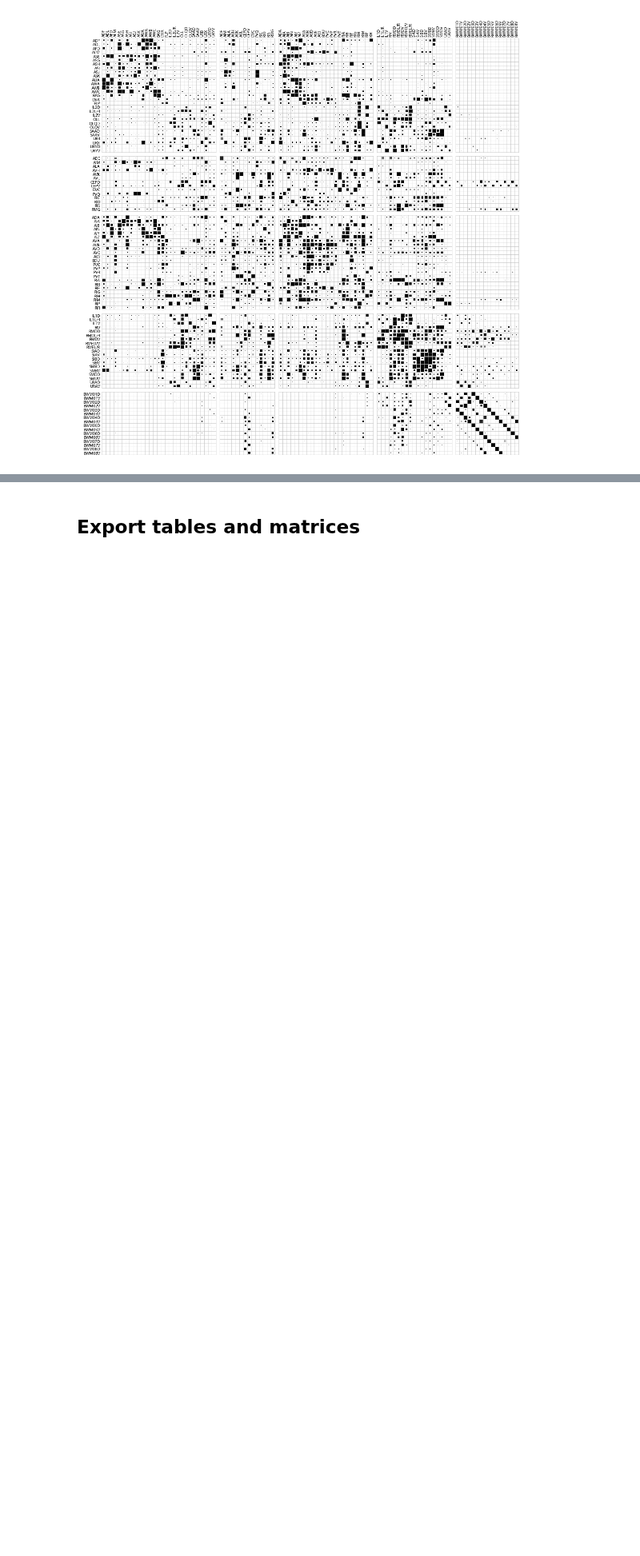
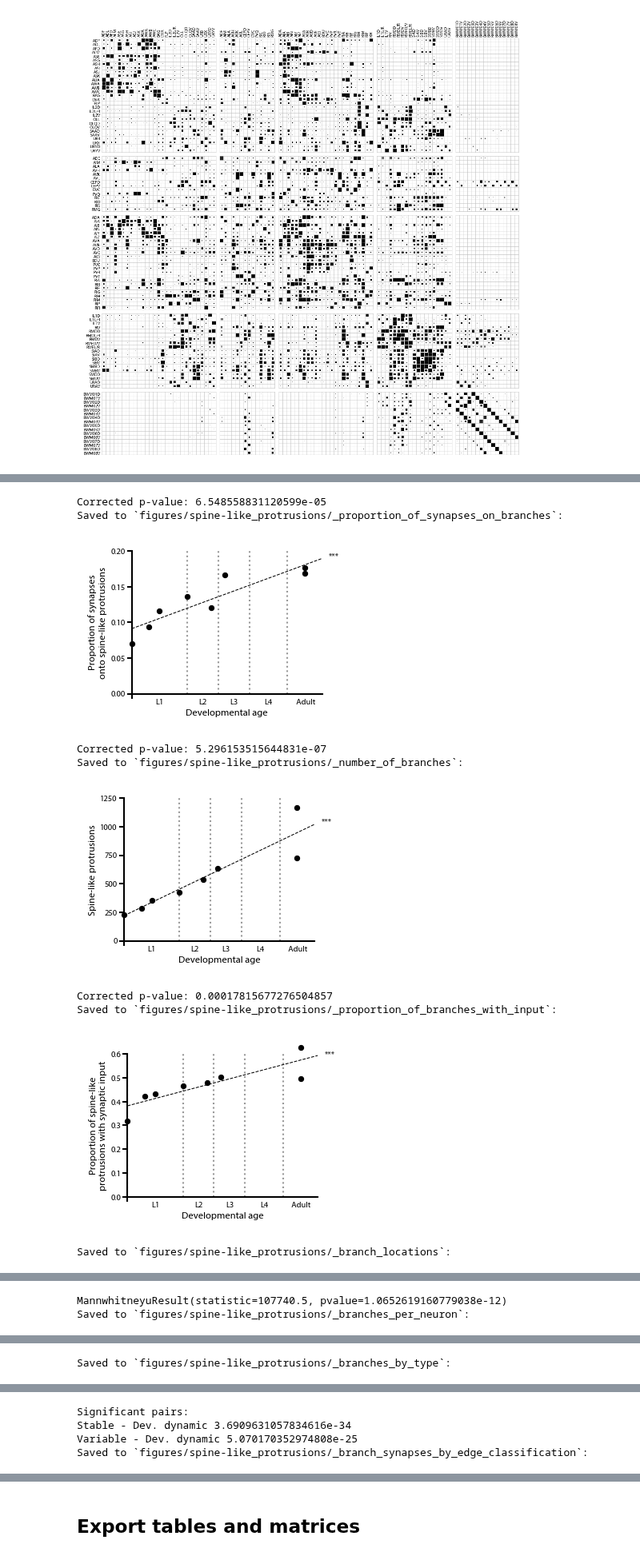
Before and after one commit to dwitvliet/nature2021, a Jupyter notebook: generate_figures.ipynb, the cells around one changed output, grey strips where cells are left out. Shown at 80% size. Cells and saved outputs as stored; diff of their text form; code cells hidden in the pictures; blank space fills up the shorter version.

```diff
--- a/generate_figures.ipynb
+++ b/generate_figures.ipynb
@@ -205,0 +217,21 @@ Saved to `figures/matrices/contact_adjacency_matrix`:
+# %%
+fig = spine_like_protrusions.Figure('figures/spine-like_protrusions')
+
+fig.proportion_of_synapses_on_branches('')
+fig.number_of_branches('')
+fig.proportion_of_branches_with_synapses('')
+fig.branch_locations('')
+fig.branches_per_neuron('')
+fig.branches_by_type('')
+fig.branch_synapses_by_edge_classification('', edge_classifications)
+# %% [output]
+Corrected p-value: 6.548558831120599e-05
+Saved to `figures/spine-like_protrusions/_proportion_of_synapses_on_branches`:
+[figure, added]
+Corrected p-value: 5.296153515644831e-07
+Saved to `figures/spine-like_protrusions/_number_of_branches`:
+[figure, added]
+Corrected p-value: 0.00017815677276504857
+Saved to `figures/spine-like_protrusions/_proportion_of_branches_with_input`:
+[figure, added]
+Saved to `figures/spine-like_protrusions/_branch_locations`:
@@ -205,0 +239,2 @@ Saved to `figures/matrices/contact_adjacency_matrix`:
+MannwhitneyuResult(statistic=107740.5, pvalue=1.0652619160779038e-12)
+Saved to `figures/spine-like_protrusions/_branches_per_neuron`:
@@ -205,0 +242 @@ Saved to `figures/matrices/contact_adjacency_matrix`:
+Saved to `figures/spine-like_protrusions/_branches_by_type`:
@@ -205,0 +244,4 @@ Saved to `figures/matrices/contact_adjacency_matrix`:
+Significant pairs:
+Stable - Dev. dynamic 3.6909631057834616e-34
+Variable - Dev. dynamic 5.070170352974808e-25
+Saved to `figures/spine-like_protrusions/_branch_synapses_by_edge_classification`:
```
Also changed, not shown: parts of 4 cells of this notebook, 20 other files.
